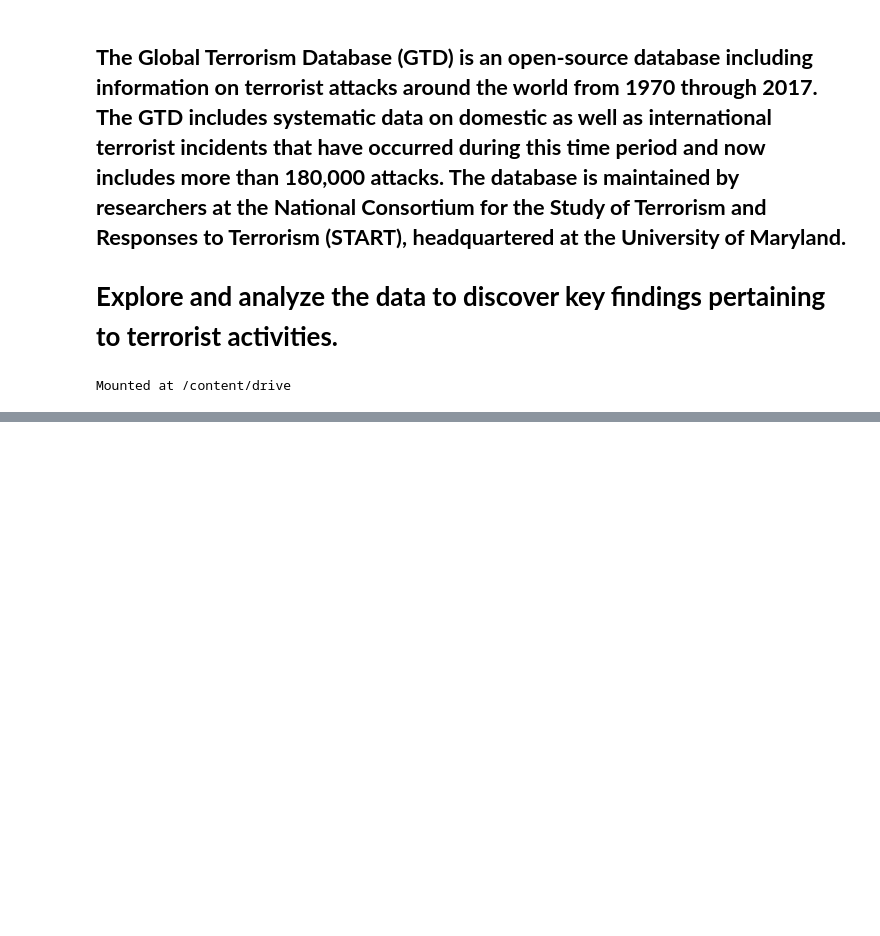
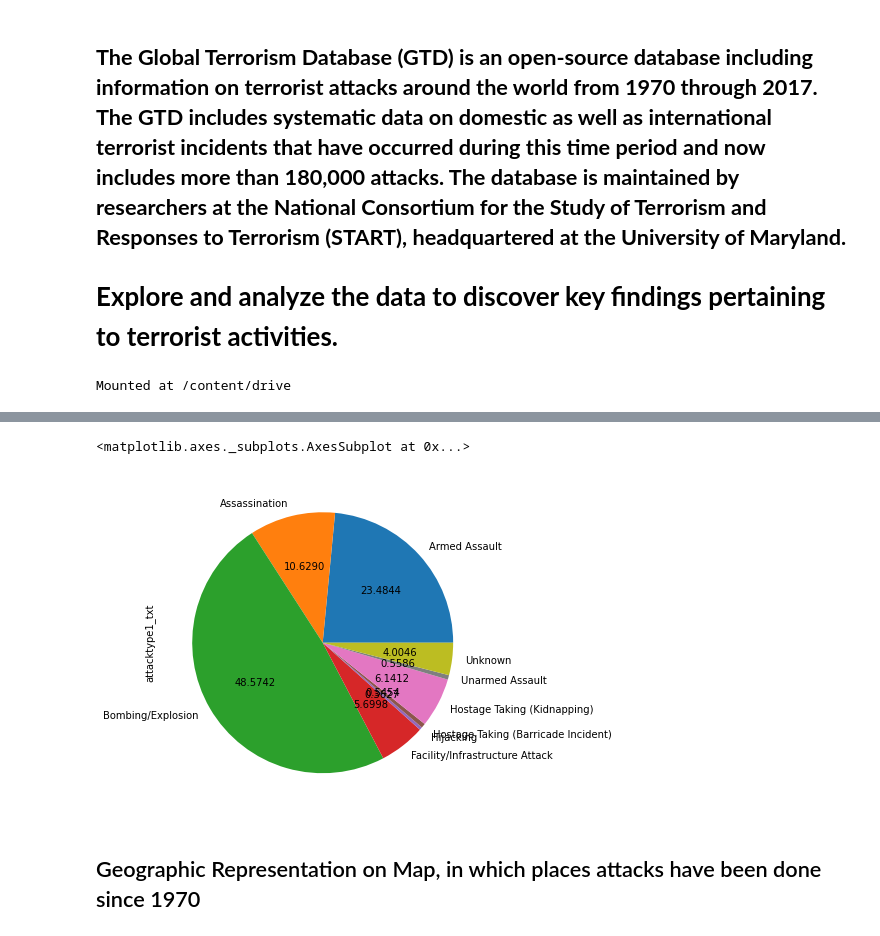
Before and after one commit to ashutosh-sharma-xi/Global-Terrorism-Analysis, a Jupyter notebook: Global_Terrorism_Analysis_Capstone_Project.ipynb, the cells around one changed output, grey strips where cells are left out. Drawn from its saved outputs; the diff is of its cells as text; code cells hidden in the pictures; blank space fills up the shorter version.

```diff
--- a/Global_Terrorism_Analysis_Capstone_Project.ipynb
+++ b/Global_Terrorism_Analysis_Capstone_Project.ipynb
@@ -21,0 +105,9 @@ df = pd.read_csv(file_path,encoding = "ISO-8859-1")
+# %%
+Atk_typ = df.groupby(['attacktype1_txt'])['attacktype1_txt'].count()
+# %%
+Atk_typ.plot(kind = 'pie', figsize=(6,6), autopct = '%.4f')
+# %% [output]
+<matplotlib.axes._subplots.AxesSubplot at 0x...>
+[figure, added]
+# %% [markdown]
+## Geographic Representation on Map, in which places attacks have been done since 1970
```
Also changed, not shown: parts of 25 cells of this notebook.
